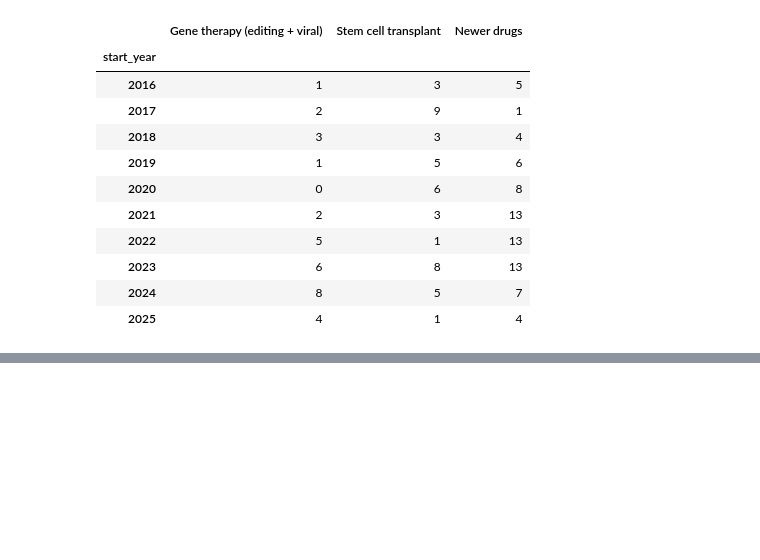
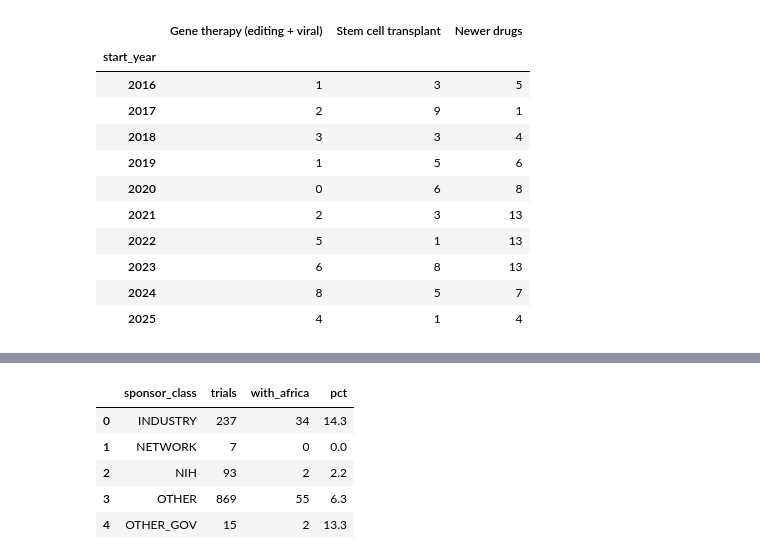
Before and after one commit to Chidera-Obiajunwa/sickle-cell-trial-landscape, a Jupyter notebook: sickle_cell_trials.ipynb, the cells around one changed output, grey strips where cells are left out. Saved outputs shown, nothing was run; the diff lists cells and outputs as text; code cells hidden in the pictures; blank space fills up the shorter version.

```diff
--- a/sickle_cell_trials.ipynb
+++ b/sickle_cell_trials.ipynb
@@ -575,0 +695,16 @@ under-counted because trials are often registered after they start (**reporting
+# %%
+pd.read_sql("""
+SELECT sponsor_class, COUNT (*) AS trials,
+      SUM(has_africa_site) As with_africa,
+      ROUND(100.0 * AVG(has_africa_site ), 1) AS pct
+FROM trials
+WHERE disease != 'Beta-thalassaemia'
+GROUP BY sponsor_class
+""",conn)
+# %% [output]
+|  | sponsor_class | trials | with_africa | pct |
+| 0 | INDUSTRY | 237 | 34 | 14.3 |
+| 1 | NETWORK | 7 | 0 | 0.0 |
+| 2 | NIH | 93 | 2 | 2.2 |
+| 3 | OTHER | 869 | 55 | 6.3 |
+| 4 | OTHER_GOV | 15 | 2 | 13.3 |
```
Also changed, not shown: parts of 18 cells of this notebook.
